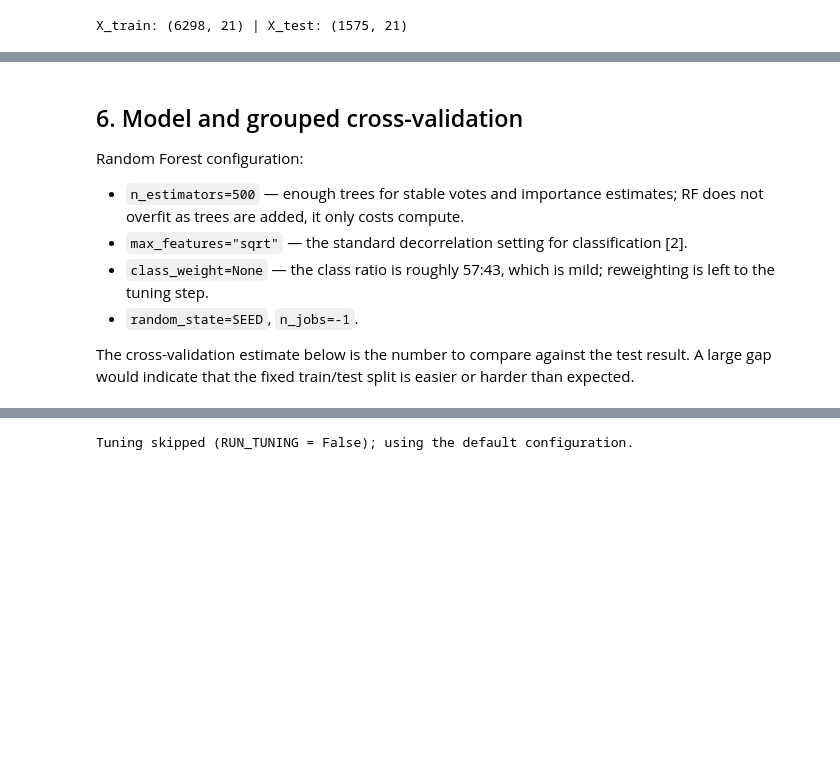
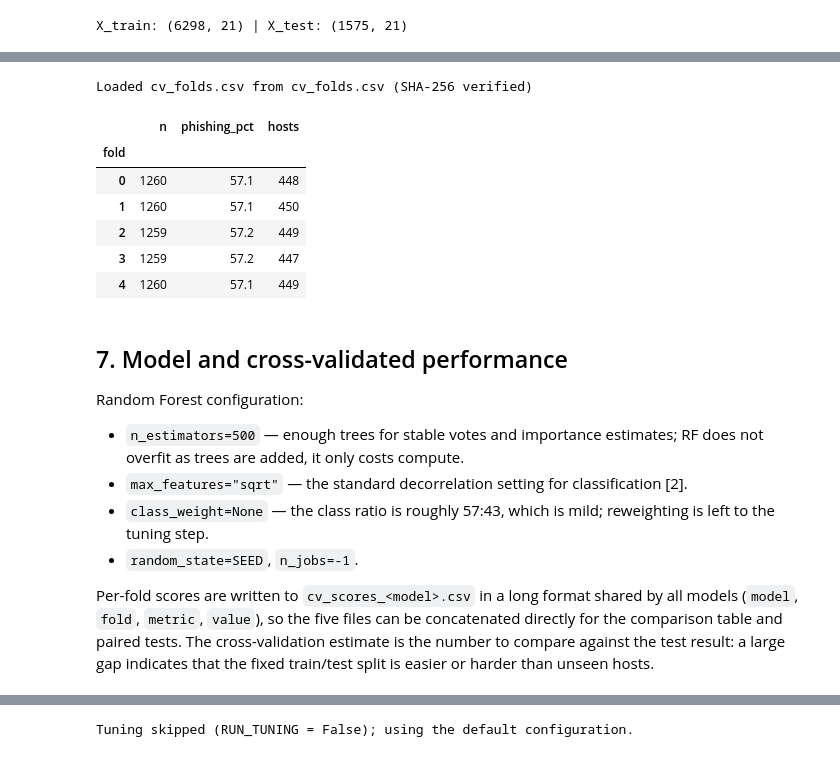
Before and after one commit to fizzz96/phishing-url-rf, a Jupyter notebook: phishing_rf_colab.ipynb, the cells around one changed output, grey strips where cells are left out. Cells and saved outputs as stored; diff of their text form; code cells hidden in the pictures; blank space fills up the shorter version.

```diff
--- a/phishing_rf_colab.ipynb
+++ b/phishing_rf_colab.ipynb
@@ -39,7 +39,9 @@ warnings.filterwarnings("ignore", category=FutureWarning)
 
 SEED = 42                 # single seed for every stochastic component
 N_SPLITS = 5              # folds for grouped cross-validation
-RUN_TUNING = False        # set True to run the randomized hyperparameter search (section 7)
+RUN_TUNING = False        # set True to run the randomized hyperparameter search (section 8)
+REGENERATE_FOLDS = False  # True only to rebuild data/cv_folds.csv; all models must share one fold file
+MODEL_NAME = "RandomForest"
 
 # Data source. Local files take priority (e.g. uploaded to the Colab session);
 # otherwise the files are downloaded from DATA_BASE_URL.
@@ -48,6 +50,7 @@ DATA_FILES = {
     # filename: expected SHA-256 (guarantees every run uses the identical dataset)
     "train_features.csv": "b62d19c9d1f07d504cbfac679a06bd07c7b212926e24947cfcb9eb4c10706c2a",
     "test_features.csv":  "9cf35014953f51dac1b249cbaf067f00b40b259480af488a251f8753c214fb4e",
+    "cv_folds.csv":       "8faedd891cfed668eed58790a462857c977c21dc2998184d67cafdccd3629d38",
 }
 TARGET = "ClassLabel"     # 1 = phishing, 0 = legitimate
 CSV_SEP = ","             # field delimiter of both CSV files
@@ -231,5 +240,38 @@ X_train: (6298, 21) | X_test: (1575, 21)
+# %%
+if REGENERATE_FOLDS:
+    sgkf = StratifiedGroupKFold(n_splits=N_SPLITS, shuffle=True, random_state=SEED)
+    fold_id = np.empty(len(X_train), dtype=int)
+    for k, (_, val_idx) in enumerate(sgkf.split(X_train, y_train, groups_train)):
+        fold_id[val_idx] = k
+    folds_df = pd.DataFrame({"url": train_df[ID_COL], "host": groups_train, "fold": fold_id})
+    folds_df.to_csv("cv_folds.csv", index=False)
+    print("New cv_folds.csv written. SHA-256:", hashlib.sha256(Path("cv_folds.csv").read_bytes()).hexdigest())
+else:
+    folds_df = load_split("cv_folds.csv")
+
+# Align folds to the row order of X_train by URL and check integrity
+fold_map = folds_df.set_index("url")["fold"]
+assert set(fold_map.index) == set(train_df[ID_COL]), "cv_folds.csv does not match the training URLs"
+fold_id = train_df[ID_COL].map(fold_map).to_numpy()
+assert folds_df.groupby("host")["fold"].nunique().max() == 1, "a host appears in more than one fold"
+
+cv_splits = [(np.flatnonzero(fold_id != k), np.flatnonzero(fold_id == k)) for k in range(N_SPLITS)]
+
+fold_table = (pd.DataFrame({"fold": fold_id, "y": y_train.to_numpy(), "host": groups_train.to_numpy()})
+              .groupby("fold").agg(n=("y", "size"), phishing_pct=("y", lambda v: round(100 * v.mean(), 1)),
+                                   hosts=("host", "nunique")))
+fold_table
+# %% [output]
+Loaded cv_folds.csv from cv_folds.csv (SHA-256 verified)
+|  | n | phishing_pct | hosts |
+| fold |  |  |  |
+| 0 | 1260 | 57.1 | 448 |
+| 1 | 1260 | 57.1 | 450 |
+| 2 | 1259 | 57.2 | 449 |
+| 3 | 1259 | 57.2 | 447 |
+| 4 | 1260 | 57.1 | 449 |
 # %% [markdown]
-## 6. Model and grouped cross-validation
+## 7. Model and cross-validated performance
 
 Random Forest configuration:
 
@@ -238,7 +280,7 @@ Random Forest configuration:
 - `class_weight=None` — the class ratio is roughly 57:43, which is mild; reweighting is left to the tuning step.
 - `random_state=SEED`, `n_jobs=-1`.
 
-The cross-validation estimate below is the number to compare against the test result. A large gap would indicate that the fixed train/test split is easier or harder than expected.
+Per-fold scores are written to `cv_scores_<model>.csv` in a long format shared by all models (`model`, `fold`, `metric`, `value`), so the five files can be concatenated directly for the comparison table and paired tests. The cross-validation estimate is the number to compare against the test result: a large gap indicates that the fixed train/test split is easier or harder than unseen hosts.
 # %%
 rf = RandomForestClassifier(
     n_estimators=500,
```
Also changed, not shown: parts of 8 cells of this notebook, 3 other files.
